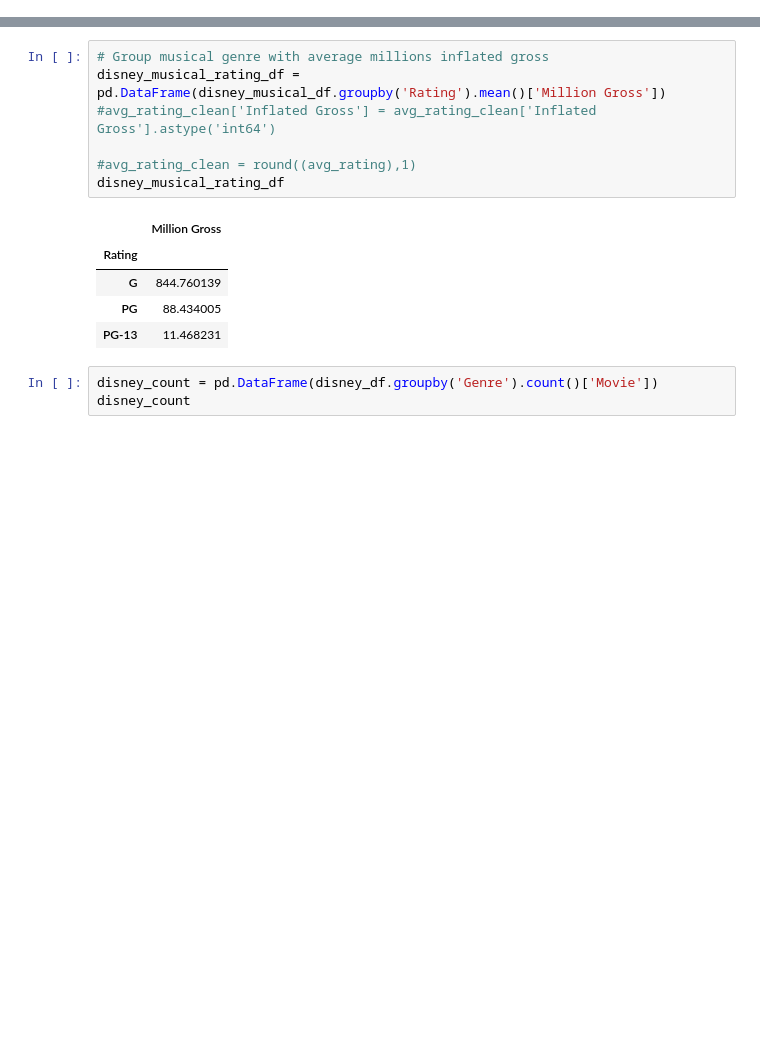
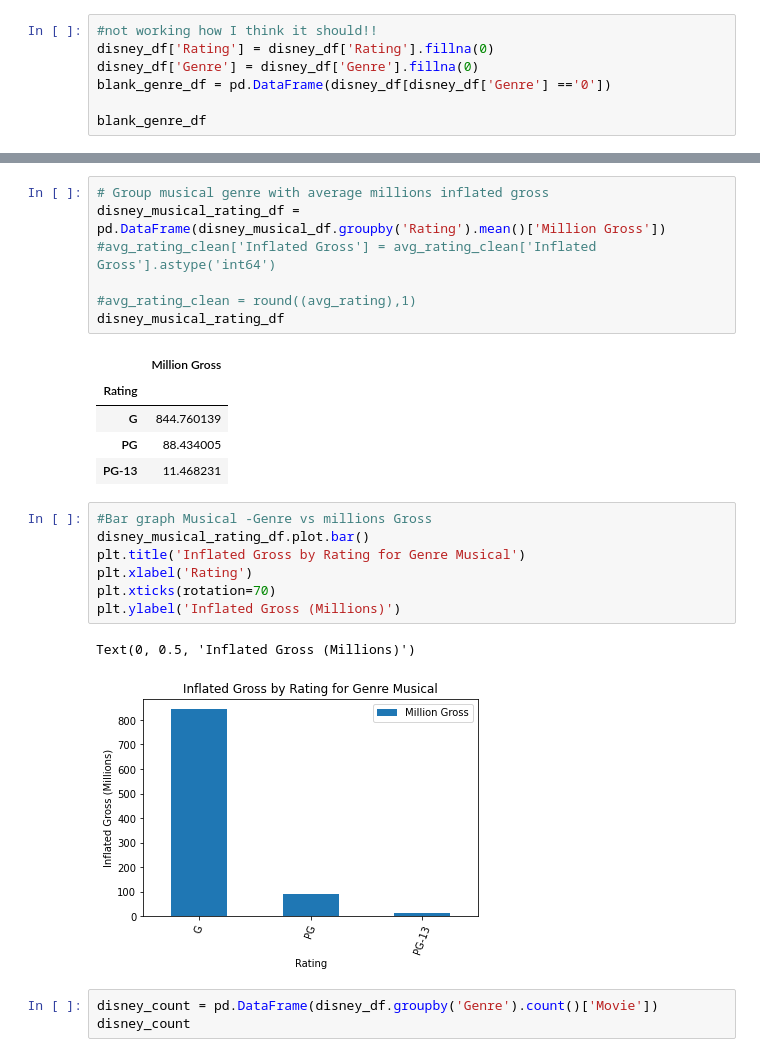
Before and after one commit to Gujaratigirl/butler-groupB-project1, a Jupyter notebook: Disney.ipynb, the cells around one changed output, grey strips where cells are left out. Cells and saved outputs as stored; diff of their text form; blank space fills up the shorter version.

```diff
--- a/Disney.ipynb
+++ b/Disney.ipynb
@@ -69,0 +82,7 @@ disney_df
+# %%
+#not working how I think it should!!
+disney_df['Rating'] = disney_df['Rating'].fillna(0)
+disney_df['Genre'] = disney_df['Genre'].fillna(0)
+blank_genre_df = pd.DataFrame(disney_df[disney_df['Genre'] =='0'])
+
+blank_genre_df
@@ -161,6 +188,16 @@ disney_musical_rating_df
 | G | 844.760139 |
 | PG | 88.434005 |
 | PG-13 | 11.468231 |
+# %%
+#Bar graph Musical -Genre vs millions Gross
+disney_musical_rating_df.plot.bar()
+plt.title('Inflated Gross by Rating for Genre Musical')
+plt.xlabel('Rating')
+plt.xticks(rotation=70)
+plt.ylabel('Inflated Gross (Millions)')
+# %% [output]
+Text(0, 0.5, 'Inflated Gross (Millions)')
+[figure, added]
 # %%
 disney_count = pd.DataFrame(disney_df.groupby('Genre').count()['Movie'])
 disney_count
```
Also changed, not shown: parts of 4 cells of this notebook.
